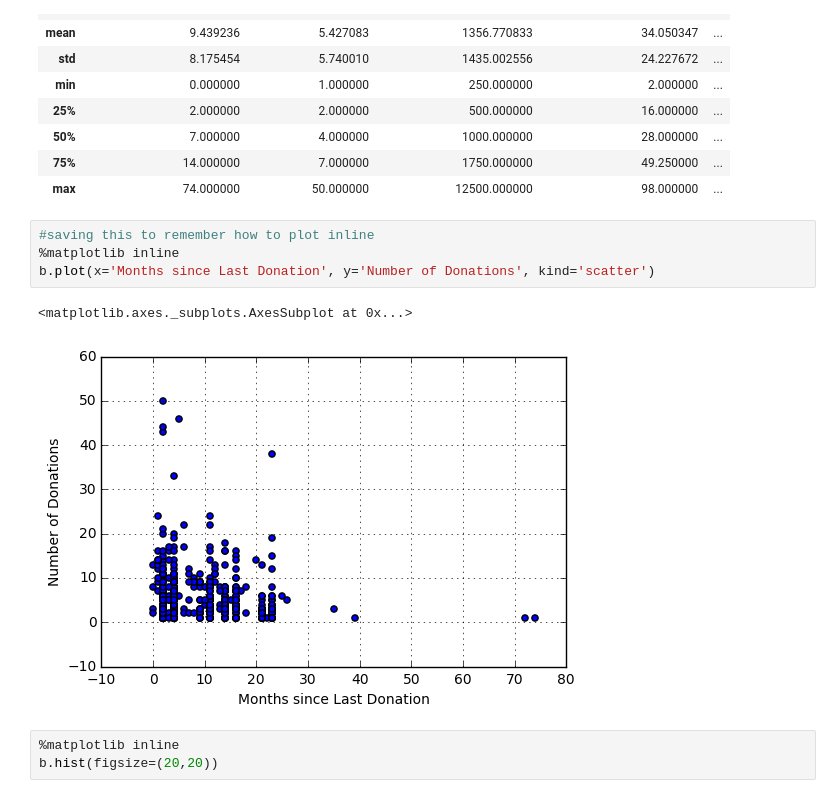
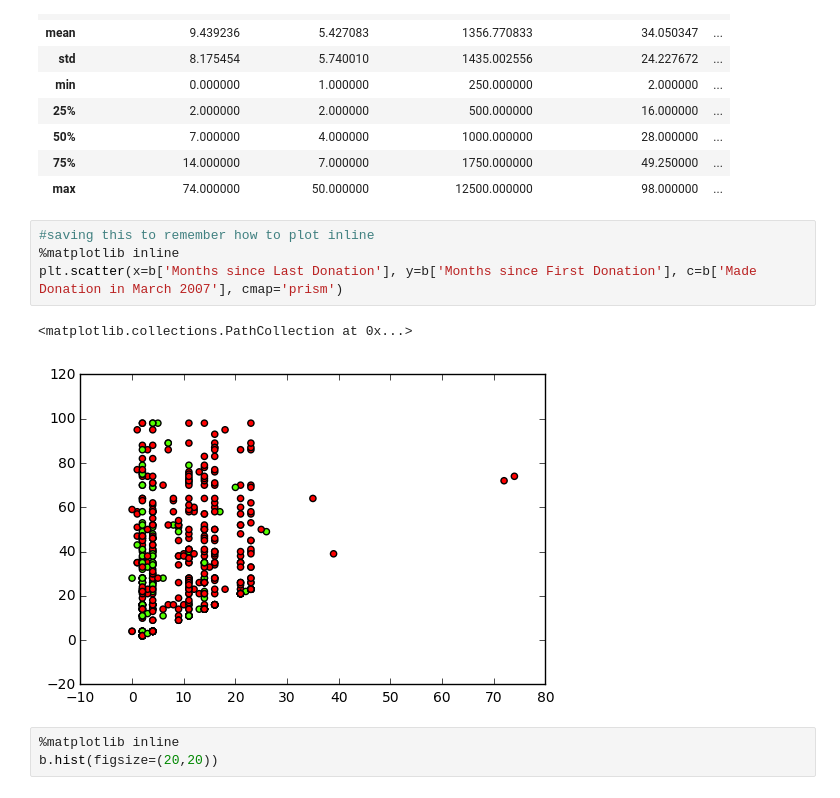
Before and after one commit to davisincubator/digblood, a Jupyter notebook: notebooks/amp_initial_data_exploration.ipynb, the cells around one changed output. Cells and saved outputs as stored; diff of their text form.

```diff
--- a/notebooks/amp_initial_data_exploration.ipynb
+++ b/notebooks/amp_initial_data_exploration.ipynb
@@ -28,10 +31,10 @@ b.describe()
 # %%
 #saving this to remember how to plot inline
 %matplotlib inline
-b.plot(x='Months since Last Donation', y='Number of Donations', kind='scatter')
+plt.scatter(x=b['Months since Last Donation'], y=b['Months since First Donation'], c=b['Made Donation in March 2007'], cmap='prism')
 # %% [output]
-<matplotlib.axes._subplots.AxesSubplot at 0x...>
+<matplotlib.collections.PathCollection at 0x...>
-[figure, old version]
+[figure, new version]
 # %%
 %matplotlib inline
 b.hist(figsize=(20,20))
```
Also changed, not shown: parts of 26 cells of this notebook.
